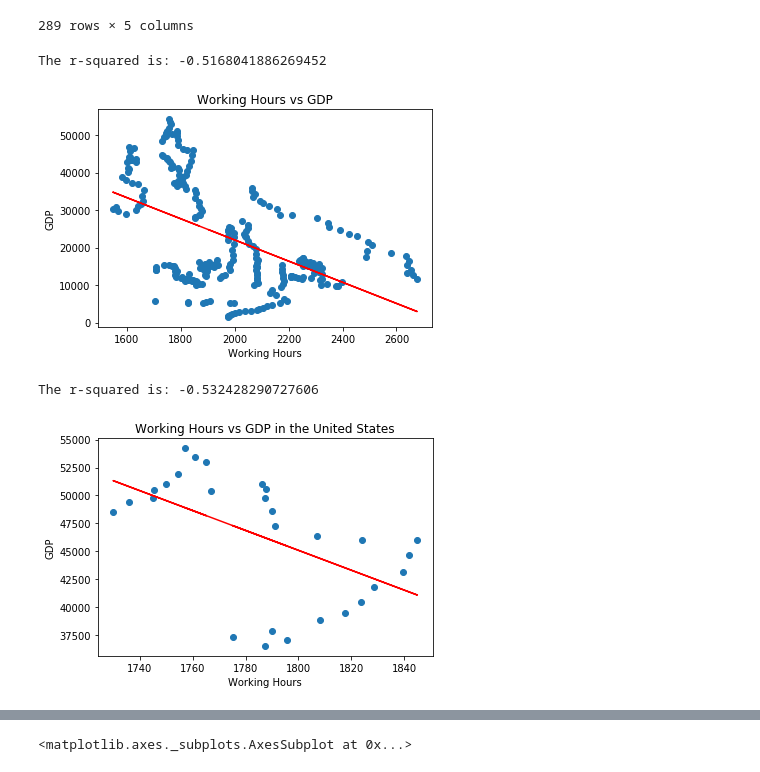
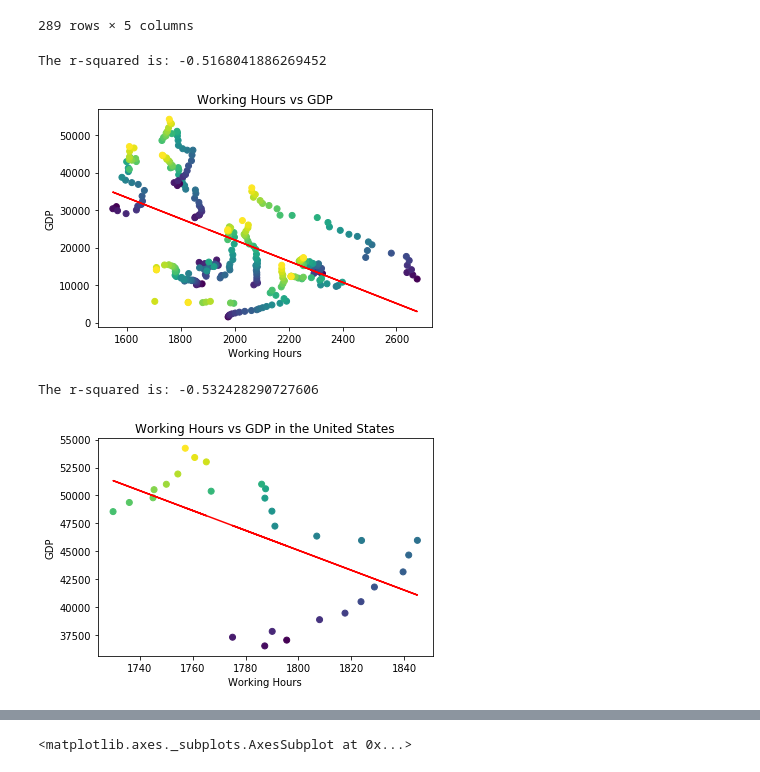
Before and after one commit to JeremyBrent/RUDS_project_1, a Jupyter notebook: economic_analysis.ipynb, the cells around one changed output, grey strips where cells are left out. Saved outputs shown, nothing was run; the diff lists cells and outputs as text; code cells hidden in the pictures.

```diff
--- a/economic_analysis.ipynb
+++ b/economic_analysis.ipynb
@@ -64,27 +64,27 @@ gdp_df
 # %%
 # scatter and linregression for working hours vs gdp
 # x and y values
 x_values = gdp_df['Working hours (hours per person engaged)']
 y_values = gdp_df['GDP per capita (int.-$) (constant 2011 international $)']
 # linear regression values
 (slope, intercept, rvalue, pvalue, stderr) = linregress(x_values, y_values)
 regress_values = x_values * slope + intercept
 # build linear equation
 line_eq = "y = " + str(round(slope,2)) + "x + " + str(round(intercept,2))
 # build plot
-plt.scatter(x_values,y_values)
+plt.scatter(x_values,y_values,c=(gdp_df['Year']))
 # add linear regression line and annotate equation
 plt.plot(x_values,regress_values,"r-")
 #plt.annotate(line_eq,(2000,50000),fontsize=15,color="red")
 # add titles and labels
 plt.xlabel('Working Hours')
 plt.ylabel('GDP')
 plt.title('Working Hours vs GDP')
 print(f"The r-squared is: {rvalue}")
 plt.show()
 # %% [output]
 The r-squared is: -0.5168041886269452
-[figure, old version]
+[figure, new version]
 # %%
 # scatter and linregression for working hours vs gdp (US only)
 # x and y values
@@ -96,7 +96,7 @@ regress_values = x_values * slope + intercept
 # build linear equation
 line_eq = "y = " + str(round(slope,2)) + "x + " + str(round(intercept,2))
 # build plot
-plt.scatter(x_values,y_values)
+plt.scatter(x_values,y_values,c=(gdp_df.loc[gdp_df['Code']=='USA']['Year']))
 # add linear regression line and annotate equation
 plt.plot(x_values,regress_values,"r-")
 #plt.annotate(line_eq,(-0.12,300),fontsize=15,color="red")
@@ -108,4 +108,4 @@ print(f"The r-squared is: {rvalue}")
 plt.show()
 # %% [output]
 The r-squared is: -0.532428290727606
-[figure, old version]
+[figure, new version]
```
Also changed, not shown: parts of 6 cells of this notebook.
